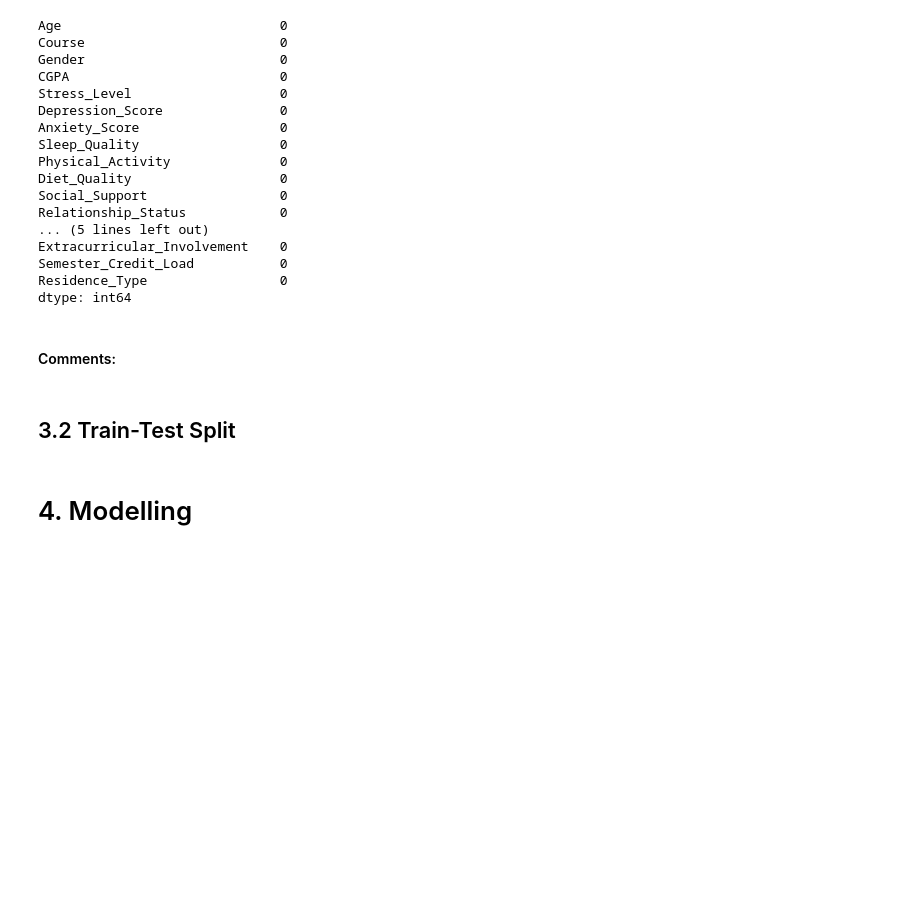
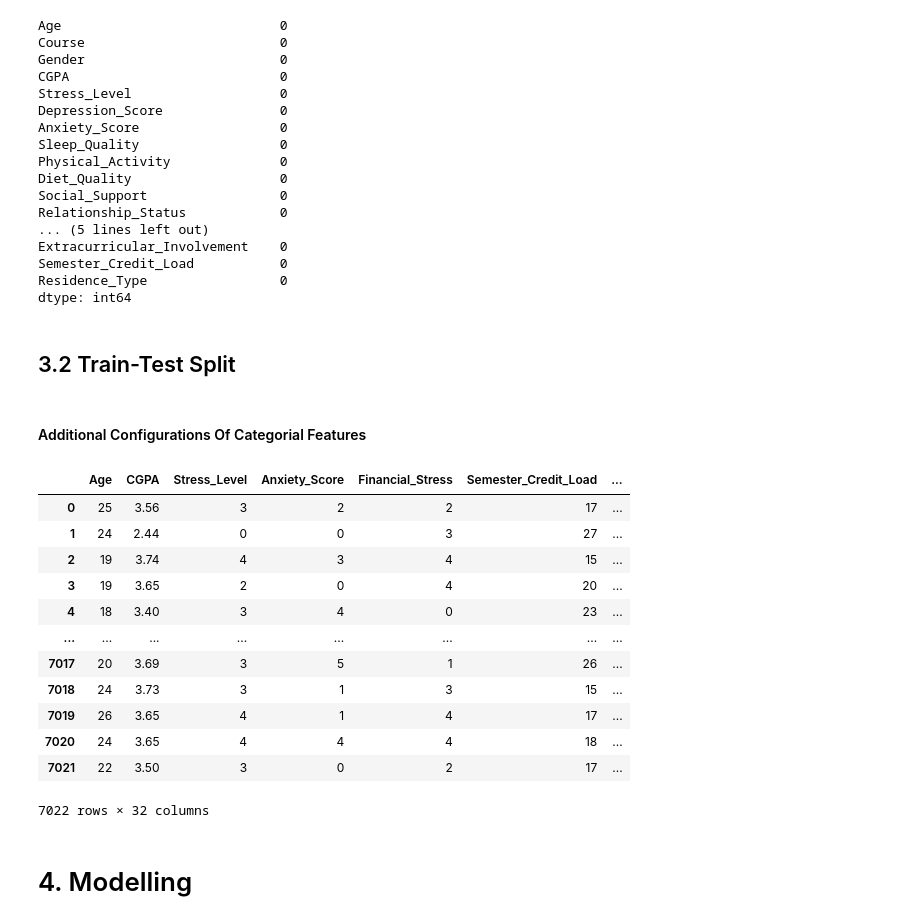
Before and after one commit to cheesyslayer1234/ML_assignment, a Jupyter notebook: NG FENG KANG MALCOLM MLDP Program Codes.ipynb, the cells around one changed output. Saved outputs shown, nothing was run; the diff lists cells and outputs as text; code cells hidden in the pictures; blank space fills up the shorter version.

Commit message:
Addition of Train-Test-Split & Modeling
I added the codes for Train-Test-Split & Modeling with the use of 4 different regression models.

```diff
--- a/NG FENG KANG MALCOLM MLDP Program Codes.ipynb
+++ b/NG FENG KANG MALCOLM MLDP Program Codes.ipynb
@@ -440,8 +472,27 @@ Extracurricular_Involvement    0
 Semester_Credit_Load           0
 Residence_Type                 0
 dtype: int64
-# %% [markdown]
-#### Comments:
 # %% [markdown]
 ## 3.2 Train-Test Split
+# %% [markdown]
+#### Additional Configurations Of Categorial Features
+# %%
+Y = df[col_y]
+X= df.drop(col_y, axis =1)
+X= pd.get_dummies(X, drop_first=True)
+X # Display the feature set after one-hot encoding categorical variables.
+# %% [output]
+|  | Age | CGPA | Stress_Level | Anxiety_Score | Financial_Stress | Semester_Credit_Load | ... |
+| 0 | 25 | 3.56 | 3 | 2 | 2 | 17 | ... |
+| 1 | 24 | 2.44 | 0 | 0 | 3 | 27 | ... |
+| 2 | 19 | 3.74 | 4 | 3 | 4 | 15 | ... |
+| 3 | 19 | 3.65 | 2 | 0 | 4 | 20 | ... |
+| 4 | 18 | 3.40 | 3 | 4 | 0 | 23 | ... |
+| ... | ... | ... | ... | ... | ... | ... | ... |
+| 7017 | 20 | 3.69 | 3 | 5 | 1 | 26 | ... |
+| 7018 | 24 | 3.73 | 3 | 1 | 3 | 15 | ... |
+| 7019 | 26 | 3.65 | 4 | 1 | 4 | 17 | ... |
+| 7020 | 24 | 3.65 | 4 | 4 | 4 | 18 | ... |
+| 7021 | 22 | 3.50 | 3 | 0 | 2 | 17 | ... |
+7022 rows × 32 columns
 # %%
```
Also changed, not shown: parts of 8 cells of this notebook.
